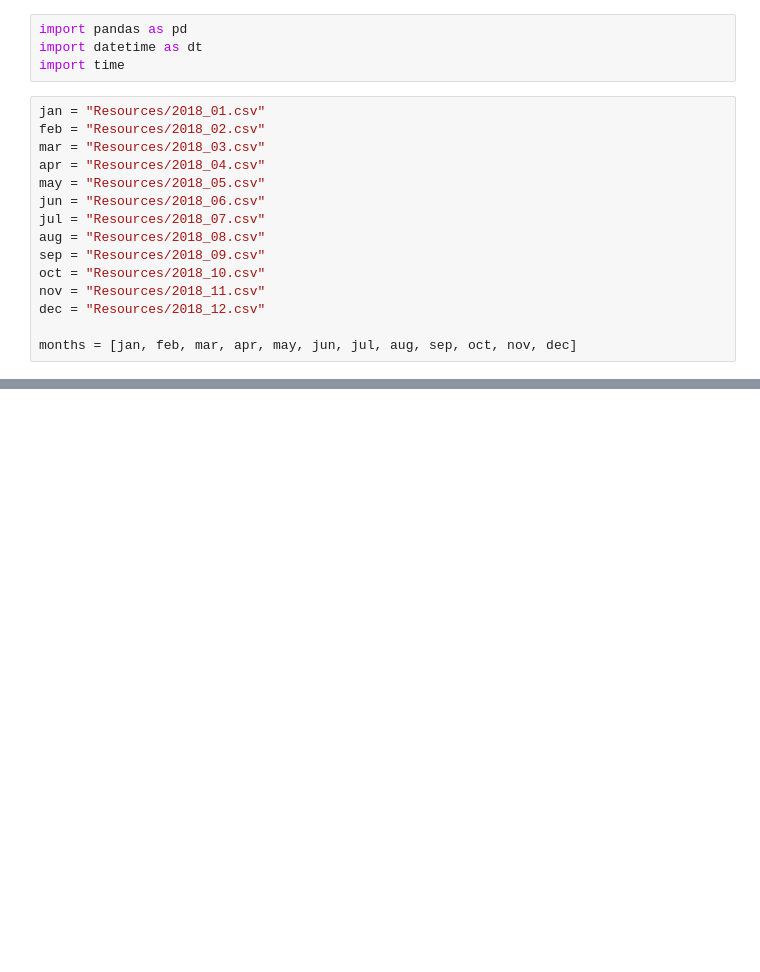
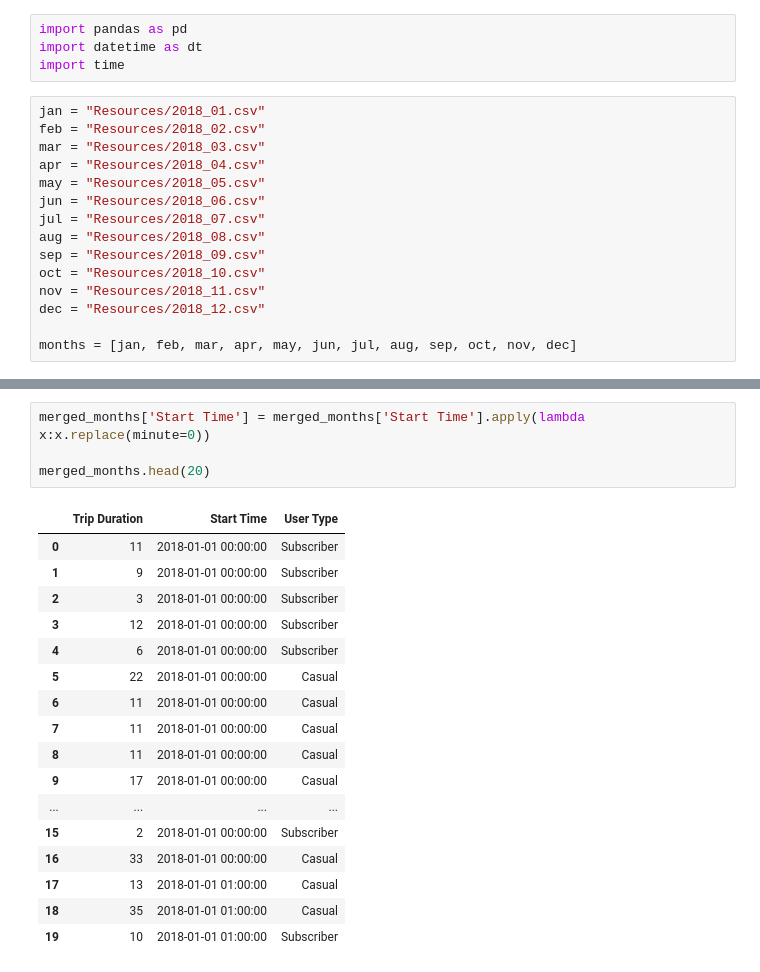
Before and after one commit to uncncsu/project-1, a Jupyter notebook: Portland_Clean.ipynb, the cells around one changed output, grey strips where cells are left out. Saved outputs shown, nothing was run; the diff lists cells and outputs as text; blank space fills up the shorter version.

```diff
--- a/Portland_Clean.ipynb
+++ b/Portland_Clean.ipynb
@@ -76,0 +398,22 @@ See the caveats in the documentation: http://pandas.pydata.org/pandas-docs/stabl
+# %%
+merged_months['Start Time'] = merged_months['Start Time'].apply(lambda x:x.replace(minute=0))
+
+merged_months.head(20)
+# %% [output]
+|  | Trip Duration | Start Time | User Type |
+| 0 | 11 | 2018-01-01 00:00:00 | Subscriber |
+| 1 | 9 | 2018-01-01 00:00:00 | Subscriber |
+| 2 | 3 | 2018-01-01 00:00:00 | Subscriber |
+| 3 | 12 | 2018-01-01 00:00:00 | Subscriber |
+| 4 | 6 | 2018-01-01 00:00:00 | Subscriber |
+| 5 | 22 | 2018-01-01 00:00:00 | Casual |
+| 6 | 11 | 2018-01-01 00:00:00 | Casual |
+| 7 | 11 | 2018-01-01 00:00:00 | Casual |
+| 8 | 11 | 2018-01-01 00:00:00 | Casual |
+| 9 | 17 | 2018-01-01 00:00:00 | Casual |
+| ... | ... | ... | ... |
+| 15 | 2 | 2018-01-01 00:00:00 | Subscriber |
+| 16 | 33 | 2018-01-01 00:00:00 | Casual |
+| 17 | 13 | 2018-01-01 01:00:00 | Casual |
+| 18 | 35 | 2018-01-01 01:00:00 | Casual |
+| 19 | 10 | 2018-01-01 01:00:00 | Subscriber |
```
Also changed, not shown: parts of 16 cells of this notebook, 1 other file.
